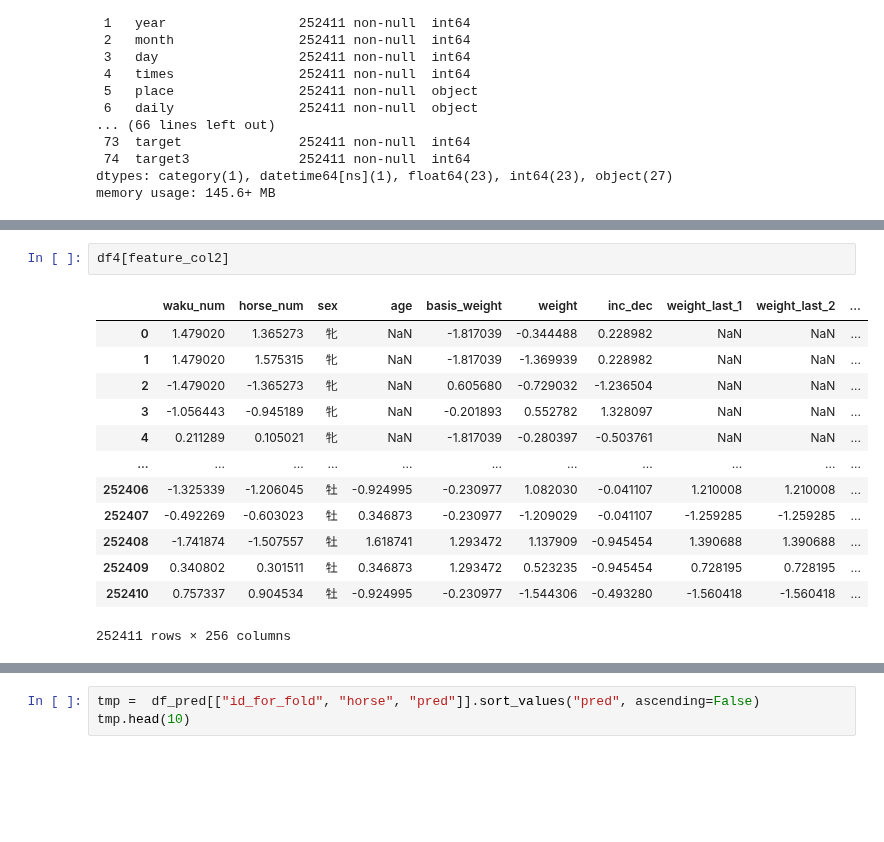
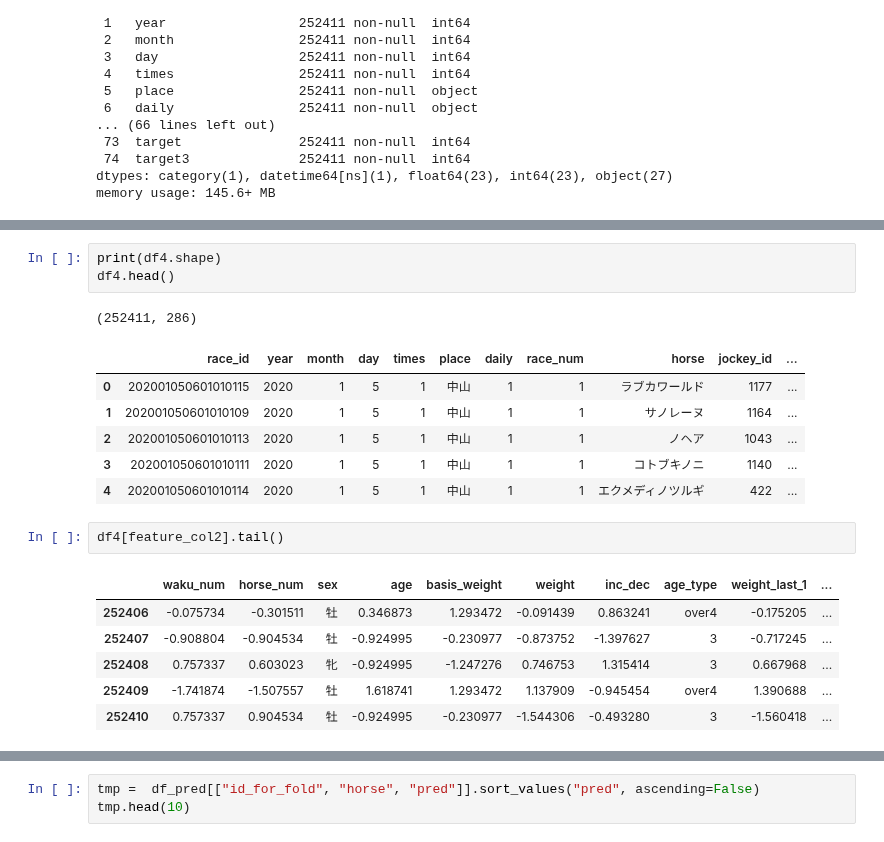
Before and after one commit to NaganagaKen/HORSE_RACING, a Jupyter notebook: Notebook/JV_eda.ipynb, the cells around one changed output, grey strips where cells are left out. Cells and saved outputs as stored; diff of their text form; blank space fills up the shorter version.

```diff
--- a/Notebook/JV_eda.ipynb
+++ b/Notebook/JV_eda.ipynb
@@ -79,18 +81,22 @@ calculating trueskill of jockey is processing
 | 252410 | 202506150201021209 | 2025 | 6 | 15 | 1 | 函館 | 2 | 12 | グレイテストソング | 1197 | ... |
+# %%
+print(df4.shape)
+df4.head()
+# %% [output]
+(252411, 286)
+|  | race_id | year | month | day | times | place | daily | race_num | horse | jockey_id | ... |
+| 0 | 202001050601010115 | 2020 | 1 | 5 | 1 | 中山 | 1 | 1 | ラブカワールド | 1177 | ... |
+| 1 | 202001050601010109 | 2020 | 1 | 5 | 1 | 中山 | 1 | 1 | サノレーヌ | 1164 | ... |
+| 2 | 202001050601010113 | 2020 | 1 | 5 | 1 | 中山 | 1 | 1 | ノヘア | 1043 | ... |
+| 3 | 202001050601010111 | 2020 | 1 | 5 | 1 | 中山 | 1 | 1 | コトブキノニ | 1140 | ... |
+| 4 | 202001050601010114 | 2020 | 1 | 5 | 1 | 中山 | 1 | 1 | エクメディノツルギ | 422 | ... |
 # %%
-df4[feature_col2]
+df4[feature_col2].tail()
 # %% [output]
-|  | waku_num | horse_num | sex | age | basis_weight | weight | inc_dec | weight_last_1 | weight_last_2 | ... |
-| 0 | 1.479020 | 1.365273 | 牝 | NaN | -1.817039 | -0.344488 | 0.228982 | NaN | NaN | ... |
-| 1 | 1.479020 | 1.575315 | 牝 | NaN | -1.817039 | -1.369939 | 0.228982 | NaN | NaN | ... |
-| 2 | -1.479020 | -1.365273 | 牝 | NaN | 0.605680 | -0.729032 | -1.236504 | NaN | NaN | ... |
-| 3 | -1.056443 | -0.945189 | 牝 | NaN | -0.201893 | 0.552782 | 1.328097 | NaN | NaN | ... |
-| 4 | 0.211289 | 0.105021 | 牝 | NaN | -1.817039 | -0.280397 | -0.503761 | NaN | NaN | ... |
-| ... | ... | ... | ... | ... | ... | ... | ... | ... | ... | ... |
-| 252406 | -1.325339 | -1.206045 | 牡 | -0.924995 | -0.230977 | 1.082030 | -0.041107 | 1.210008 | 1.210008 | ... |
-| 252407 | -0.492269 | -0.603023 | 牡 | 0.346873 | -0.230977 | -1.209029 | -0.041107 | -1.259285 | -1.259285 | ... |
-| 252408 | -1.741874 | -1.507557 | 牡 | 1.618741 | 1.293472 | 1.137909 | -0.945454 | 1.390688 | 1.390688 | ... |
-| 252409 | 0.340802 | 0.301511 | 牡 | 0.346873 | 1.293472 | 0.523235 | -0.945454 | 0.728195 | 0.728195 | ... |
-| 252410 | 0.757337 | 0.904534 | 牡 | -0.924995 | -0.230977 | -1.544306 | -0.493280 | -1.560418 | -1.560418 | ... |
+|  | waku_num | horse_num | sex | age | basis_weight | weight | inc_dec | age_type | weight_last_1 | ... |
+| 252406 | -0.075734 | -0.301511 | 牡 | 0.346873 | 1.293472 | -0.091439 | 0.863241 | over4 | -0.175205 | ... |
+| 252407 | -0.908804 | -0.904534 | 牡 | -0.924995 | -0.230977 | -0.873752 | -1.397627 | 3 | -0.717245 | ... |
+| 252408 | 0.757337 | 0.603023 | 牝 | -0.924995 | -1.247276 | 0.746753 | 1.315414 | 3 | 0.667968 | ... |
+| 252409 | -1.741874 | -1.507557 | 牡 | 1.618741 | 1.293472 | 1.137909 | -0.945454 | over4 | 1.390688 | ... |
+| 252410 | 0.757337 | 0.904534 | 牡 | -0.924995 | -0.230977 | -1.544306 | -0.493280 | 3 | -1.560418 | ... |
-252411 rows × 256 columns
 # %%
```
Also changed, not shown: parts of 4 cells of this notebook, 6 other files.
